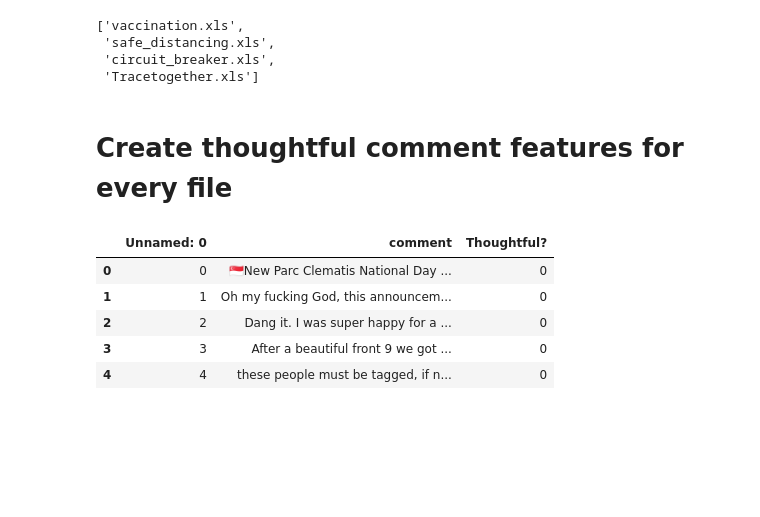
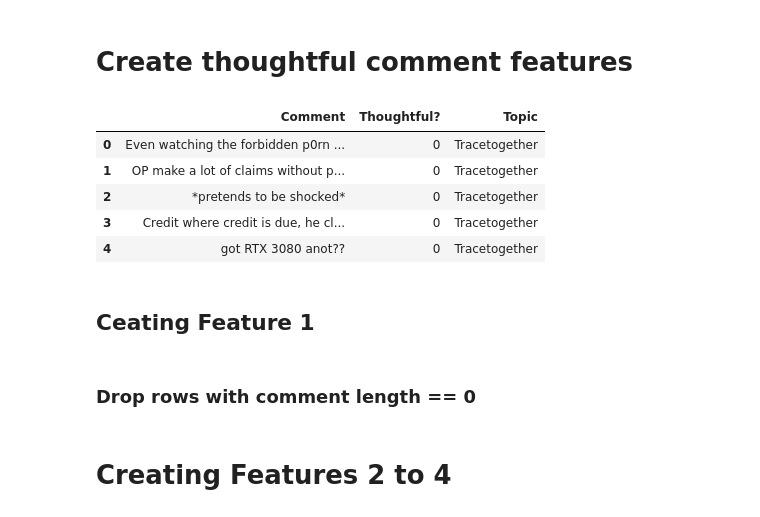
Before and after one commit to CJianYu98/Covid-19-Singapore-Analysis, a Jupyter notebook: Data Preparation/Thoughtful Comments Model/thoughtful_comment_model.ipynb, the cells around one changed output. Saved outputs shown, nothing was run; the diff lists cells and outputs as text; code cells hidden in the pictures; blank space fills up the shorter version.

Commit message:
thoughtful comments model training

```diff
--- a/Data Preparation/Thoughtful Comments Model/thoughtful_comment_model.ipynb
+++ b/Data Preparation/Thoughtful Comments Model/thoughtful_comment_model.ipynb
@@ -7,23 +9,5 @@ from thoughtfulness_features import *
 # %%
 path_parent = os.path.dirname(os.path.dirname(os.getcwd()))
-file_path = f'{path_parent}/Data/Thoughtful Comments'
-files = [file for file in os.listdir(file_path) if file != '.DS_Store' and file.endswith('.xls')]
+file_path = f'{path_parent}/Data/Thoughtful Comments/thoughtful_comments_labelled.csv'
-# %%
-files
-# %% [output]
-['vaccination.xls',
- 'safe_distancing.xls',
- 'circuit_breaker.xls',
- 'Tracetogether.xls']
 # %% [markdown]
-# Create thoughtful comment features for every file
+# Create thoughtful comment features
-# %%
-test = pd.read_excel(f'{file_path}/circuit_breaker.xls')
-test.head()
-# %% [output]
-|  | Unnamed: 0 | comment | Thoughtful? |
-| 0 | 0 | 🇸🇬New Parc Clematis National Day ... | 0 |
-| 1 | 1 | Oh my fucking God, this announcem... | 0 |
-| 2 | 2 | Dang it. I was super happy for a ... | 0 |
-| 3 | 3 | After a beautiful front 9 we got ... | 0 |
-| 4 | 4 | these people must be tagged, if n... | 0 |
@@ -48,0 +14,14 @@ for file in files:
+# %%
+df = pd.read_csv(file_path)
+df.drop(['Unnamed: 0'], axis=1, inplace=True)
+# %%
+df.head()
+# %% [output]
+|  | Comment | Thoughtful? | Topic |
+| 0 | Even watching the forbidden p0rn ... | 0 | Tracetogether |
+| 1 | OP make a lot of claims without p... | 0 | Tracetogether |
+| 2 | *pretends to be shocked* | 0 | Tracetogether |
+| 3 | Credit where credit is due, he cl... | 0 | Tracetogether |
+| 4 | got RTX 3080 anot?? | 0 | Tracetogether |
+# %% [markdown]
+## Ceating Feature 1
@@ -48,0 +35,2 @@ for file in files:
+# %% [markdown]
+### Drop rows with comment length == 0
@@ -48,0 +40,2 @@ for file in files:
+# %% [markdown]
+# Creating Features 2 to 4
```
Also changed, not shown: parts of 29 cells of this notebook, 25 other files.
